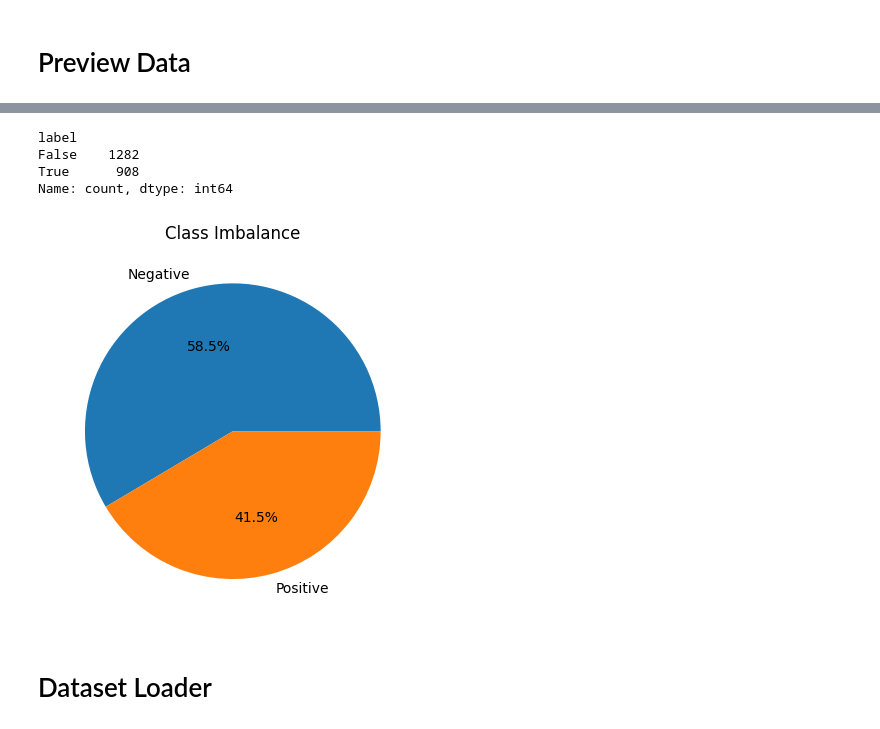
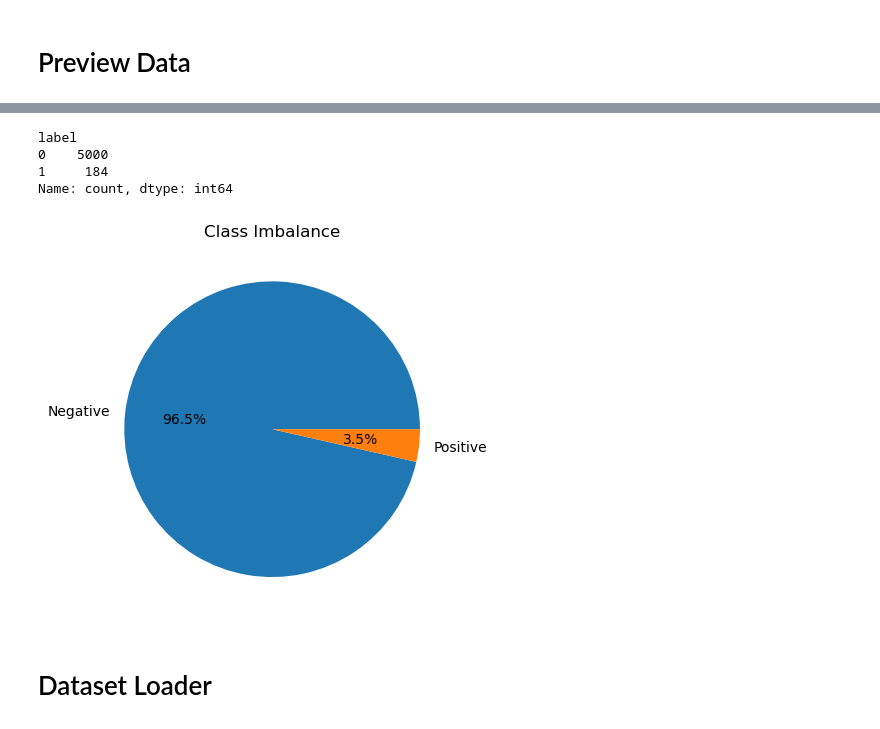
Before and after one commit to safarzadehsbeengood/cpsc483-project, a Jupyter notebook: project.ipynb, the cells around one changed output, grey strips where cells are left out. Cells and saved outputs as stored; diff of their text form; code cells hidden in the pictures.

```diff
--- a/project.ipynb
+++ b/project.ipynb
@@ -23,7 +17,7 @@ IMAGE_TYPE_IDENTIFIER = '00280004'
 # %% [markdown]
 # Preprocessing
 # %%
-df = pd.read_csv("dataset/data.csv")
-df['image_path'] = df['image_path'].apply(lambda x: "dataset/"+x)
+df = pd.read_parquet("data.parquet").sample(frac=1).reset_index(drop=True)
+print(df.shape)
 df.head()
 # %% [output]
@@ -36,28 +30,0 @@ df.head()
-# %%
-df.reset_index(drop=True, inplace=True)
-# Validate image paths in the DataFrame
-valid_indices = []
-problematic_image_paths = []
-for idx, row in tqdm(df.iterrows(), total=len(df), desc="Validating images in DataFrame"):
-    img_path = os.path.relpath(row['image_path'], './')
-    try:
-        # Attempt to open the image and verify its integrity
-        with Image.open(img_path) as pil_img:
-            pil_img.verify() # Verify that it is an image
-        valid_indices.append(idx)
-    except Exception as e:
-        problematic_image_paths.append((img_path, str(e)))
-        # Optionally, remove the problematic file if it exists
-        if os.path.exists(img_path):
-            os.remove(img_path)
-
-if problematic_image_paths:
-    print(f"Found {len(problematic_image_paths)} problematic images. Filtering them out.")
-    for path, error_msg in problematic_image_paths[:5]: # Print first 5 errors
-        print(f"  {path}: {error_msg}")
-    if len(problematic_image_paths) > 5:
-        print("... (truncated)")
-    df = df.loc[valid_indices].reset_index(drop=True)
-    print(f"Filtered DataFrame to {len(df)} valid images.")
-else:
-    print("All images in DataFrame are valid.")
@@ -92,18 +33,18 @@ plt.show()
 # %%
 # get class imbalance
 print(df['label'].value_counts())
-num_neg = df['label'].value_counts()[False]
-num_pos = df['label'].value_counts()[True]
+num_neg = df['label'].value_counts()[0]
+num_pos = df['label'].value_counts()[1]
 
 plt.pie([num_neg, num_pos], labels=['Negative', 'Positive'], autopct='%1.1f%%')
 plt.title('Class Imbalance')
 plt.show()
 # %% [output]
 label
-False    1282
-True      908
+0    5000
+1     184
 Name: count, dtype: int64
-[figure, old version]
+[figure, new version]
 # %% [markdown]
 # Dataset Loader
 # %%
```
Also changed, not shown: parts of 19 cells of this notebook, 6 other files.
